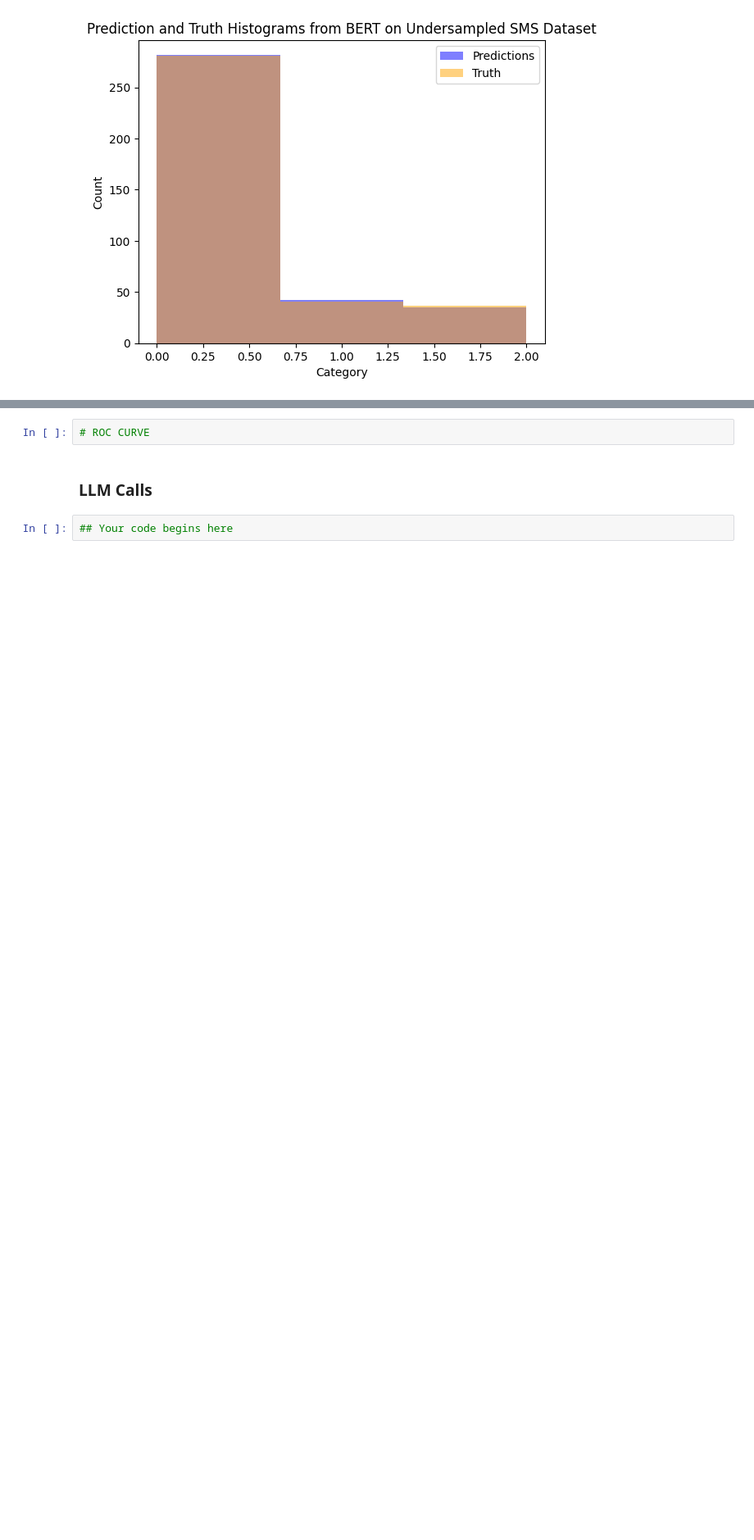
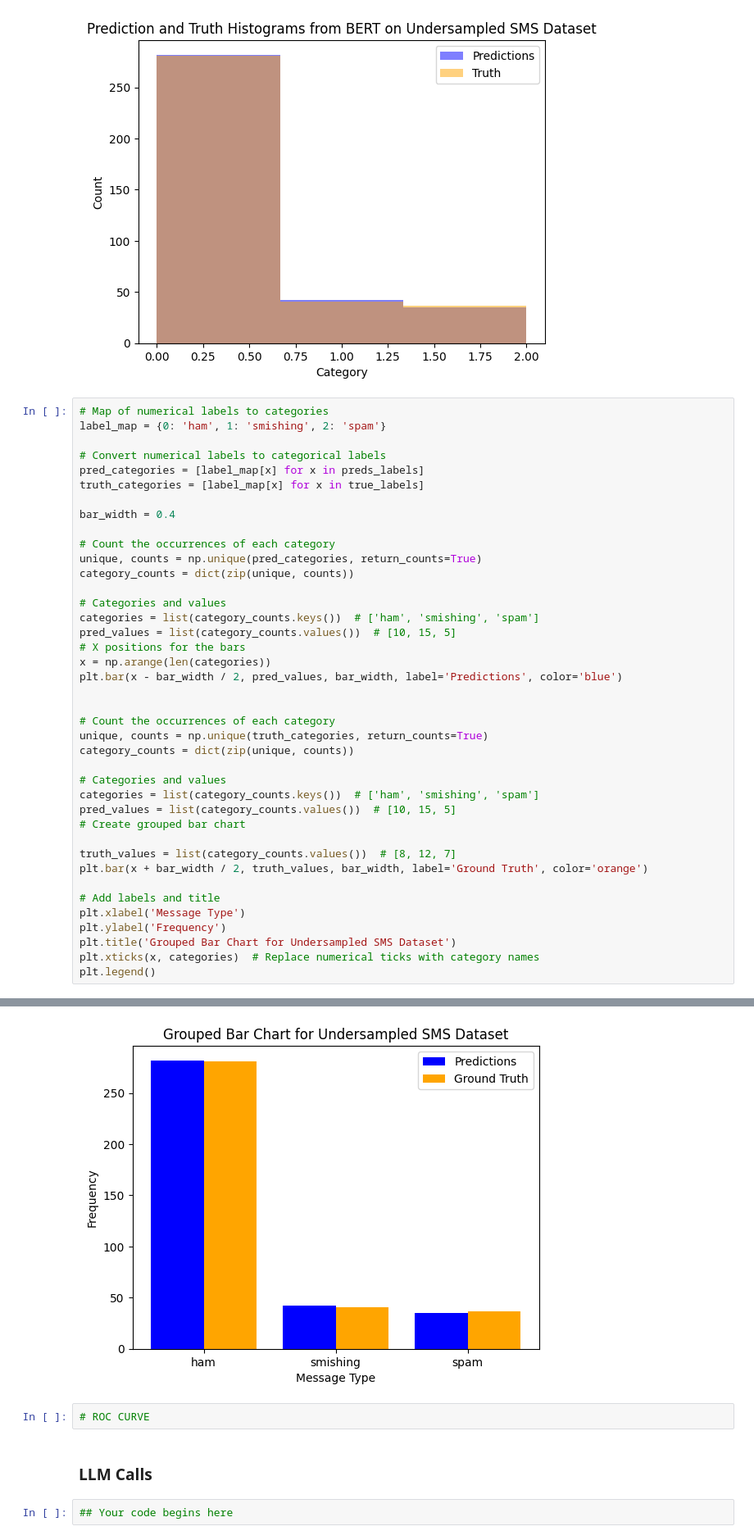
Before and after one commit to BBotzer/AI574-Team1, a Jupyter notebook: smishing/notebooks/BERT_Analysis_Team1.ipynb, the cells around one changed output, grey strips where cells are left out. Shown: that part at 82% size. Drawn from its saved outputs; the diff is of its cells as text; blank space fills up the shorter version.

```diff
--- a/smishing/notebooks/BERT_Analysis_Team1.ipynb
+++ b/smishing/notebooks/BERT_Analysis_Team1.ipynb
@@ -950,3 +994,44 @@ plt.title('Prediction and Truth Histograms from BERT on Undersampled SMS Dataset
 plt.show();
 # %% [output]
 [figure]
+# %%
+# Map of numerical labels to categories
+label_map = {0: 'ham', 1: 'smishing', 2: 'spam'}
+
+# Convert numerical labels to categorical labels
+pred_categories = [label_map[x] for x in preds_labels]
+truth_categories = [label_map[x] for x in true_labels]
+
+bar_width = 0.4
+
+# Count the occurrences of each category
+unique, counts = np.unique(pred_categories, return_counts=True)
+category_counts = dict(zip(unique, counts))
+
+# Categories and values
+categories = list(category_counts.keys())  # ['ham', 'smishing', 'spam']
+pred_values = list(category_counts.values())  # [10, 15, 5]
+# X positions for the bars
+x = np.arange(len(categories))
+plt.bar(x - bar_width / 2, pred_values, bar_width, label='Predictions', color='blue')
+
+
+# Count the occurrences of each category
+unique, counts = np.unique(truth_categories, return_counts=True)
+category_counts = dict(zip(unique, counts))
+
+# Categories and values
+categories = list(category_counts.keys())  # ['ham', 'smishing', 'spam']
+pred_values = list(category_counts.values())  # [10, 15, 5]
+# Create grouped bar chart
+
+truth_values = list(category_counts.values())  # [8, 12, 7]
+plt.bar(x + bar_width / 2, truth_values, bar_width, label='Ground Truth', color='orange')
+
+# Add labels and title
+plt.xlabel('Message Type')
+plt.ylabel('Frequency')
+plt.title('Grouped Bar Chart for Undersampled SMS Dataset')
+plt.xticks(x, categories)  # Replace numerical ticks with category names
+plt.legend()
+# %% [output]
@@ -953,3 +1039,4 @@ plt.show();
+[figure, added]
 # %%
 # ROC CURVE
 # %% [markdown]
```
Also changed, not shown: parts of 6 cells of this notebook.
